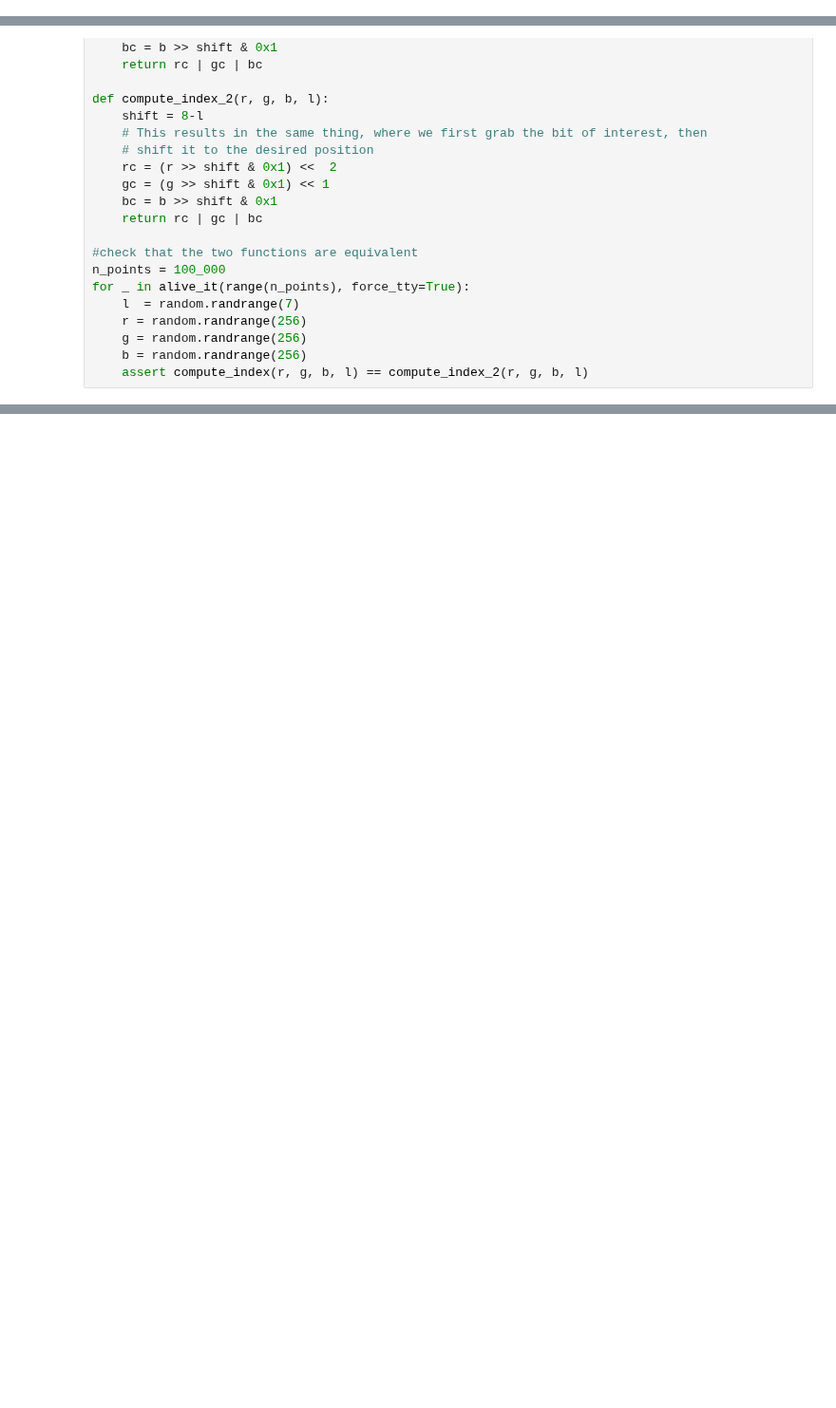
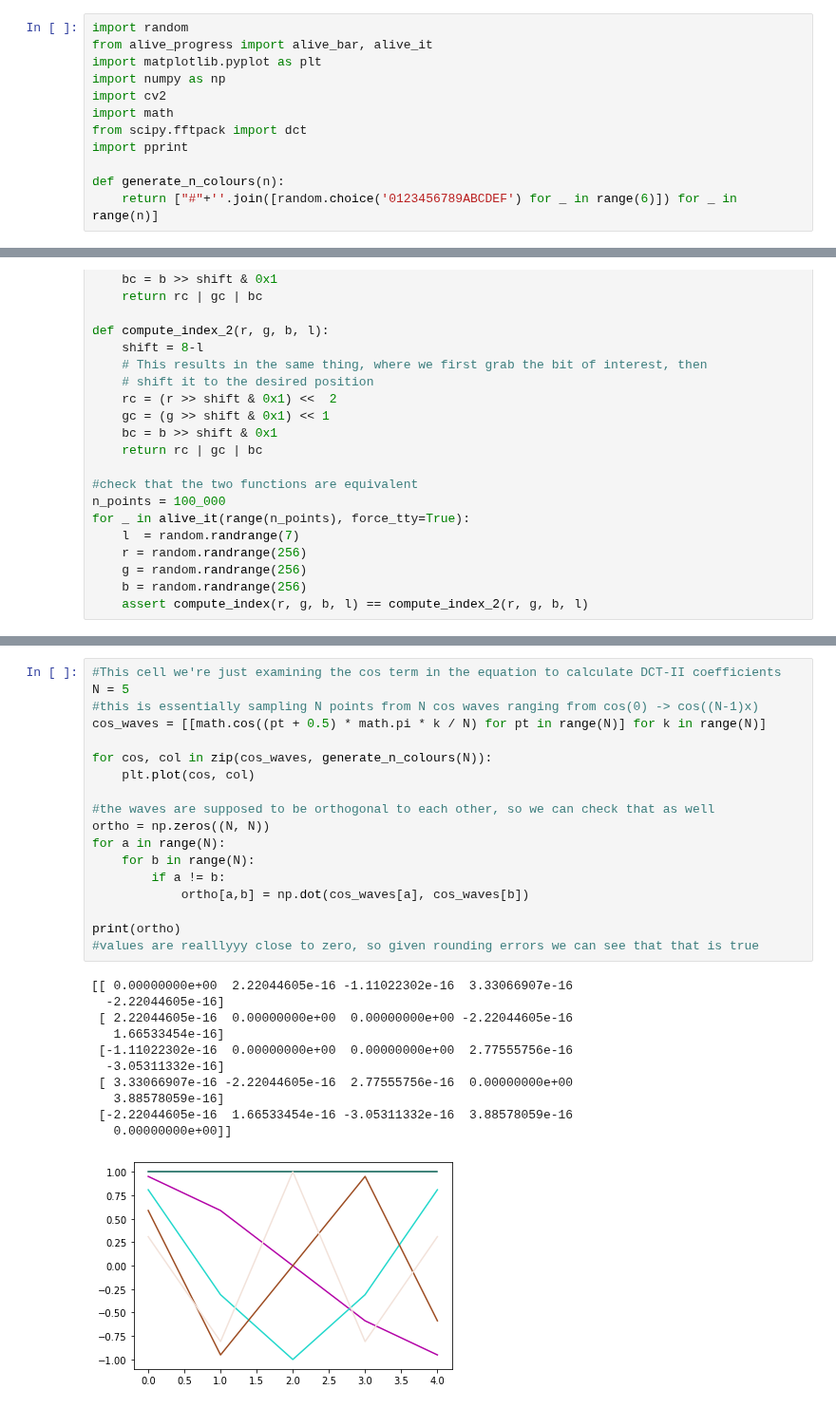
Before and after one commit to kkl116/Python_Runestone_DSA, a Jupyter notebook: Chapter_9/Chapter_9.ipynb, the cells around one changed output, grey strips where cells are left out. Shown at 95% size. Cells and saved outputs as stored; diff of their text form; blank space fills up the shorter version.

```diff
--- a/Chapter_9/Chapter_9.ipynb
+++ b/Chapter_9/Chapter_9.ipynb
@@ -4,3 +1,15 @@ from alive_progress import alive_bar, alive_it
+# %%
+import random
+from alive_progress import alive_bar, alive_it
+import matplotlib.pyplot as plt
+import numpy as np
+import cv2
+import math
+from scipy.fftpack import dct
+import pprint
+
+def generate_n_colours(n):
+    return ["#"+''.join([random.choice('0123456789ABCDEF') for _ in range(6)]) for _ in range(n)]
 # %% [markdown]
 Notes on bit manipulation in indices calculations of OctTrees:
 - right shift = floor dividing the number by 2^shift (think if you did the same to a decimal number then it's divided by 10 essentially) - and vice versa for left shift
@@ -68,0 +97,30 @@ for _ in alive_it(range(n_points), force_tty=True):
+# %%
+#This cell we're just examining the cos term in the equation to calculate DCT-II coefficients
+N = 5
+#this is essentially sampling N points from N cos waves ranging from cos(0) -> cos((N-1)x)
+cos_waves = [[math.cos((pt + 0.5) * math.pi * k / N) for pt in range(N)] for k in range(N)]
+
+for cos, col in zip(cos_waves, generate_n_colours(N)):
+    plt.plot(cos, col)
+
+#the waves are supposed to be orthogonal to each other, so we can check that as well
+ortho = np.zeros((N, N))
+for a in range(N):
+    for b in range(N):
+        if a != b:
+            ortho[a,b] = np.dot(cos_waves[a], cos_waves[b])
+
+print(ortho)
+#values are realllyyy close to zero, so given rounding errors we can see that that is true
+# %% [output]
+[[ 0.00000000e+00  2.22044605e-16 -1.11022302e-16  3.33066907e-16
+  -2.22044605e-16]
+ [ 2.22044605e-16  0.00000000e+00  0.00000000e+00 -2.22044605e-16
+   1.66533454e-16]
+ [-1.11022302e-16  0.00000000e+00  0.00000000e+00  2.77555756e-16
+  -3.05311332e-16]
+ [ 3.33066907e-16 -2.22044605e-16  2.77555756e-16  0.00000000e+00
+   3.88578059e-16]
+ [-2.22044605e-16  1.66533454e-16 -3.05311332e-16  3.88578059e-16
+   0.00000000e+00]]
+[figure, added]
```
Also changed, not shown: parts of 10 cells of this notebook, 6 other files.
